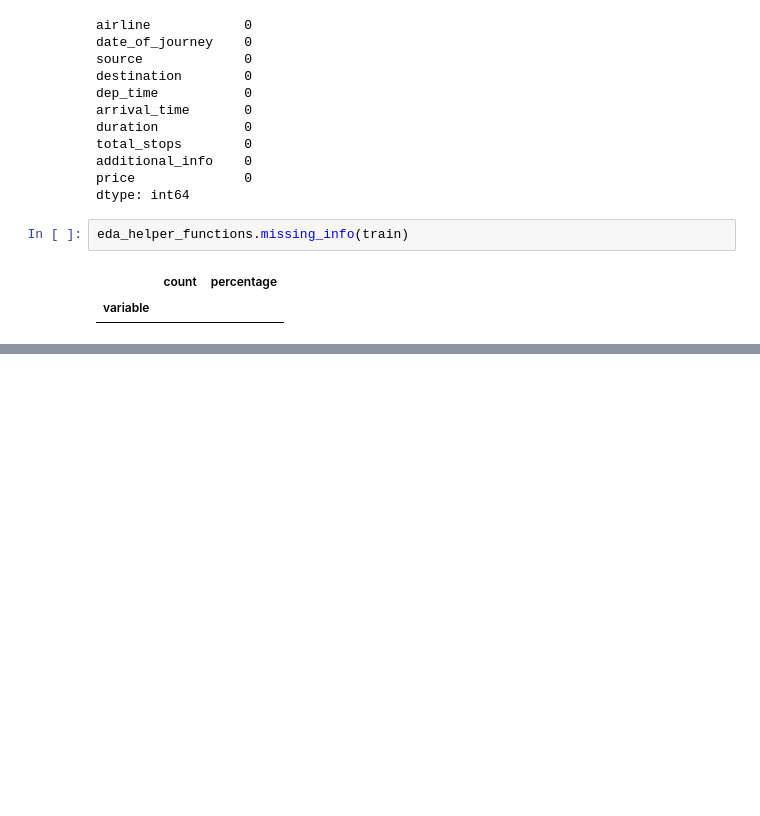
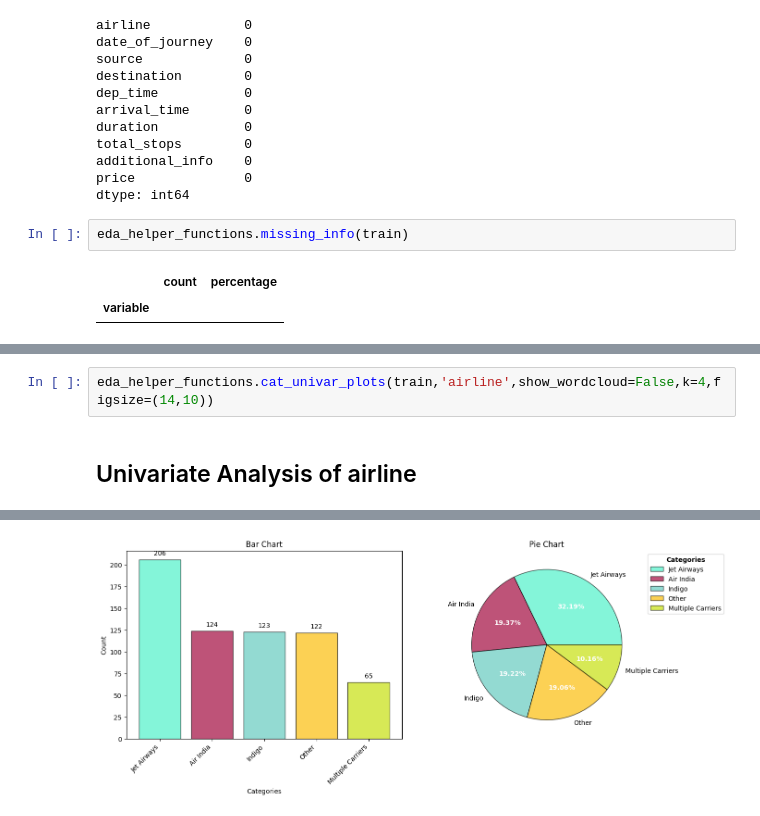
Before and after one commit to ninja03jod/SageMaker_Flight_Price_Prediction, a Jupyter notebook: Notebooks/EDA.ipynb, the cells around one changed output, grey strips where cells are left out. Drawn from its saved outputs; the diff is of its cells as text; blank space fills up the shorter version.

```diff
--- a/Notebooks/EDA.ipynb
+++ b/Notebooks/EDA.ipynb
@@ -222,0 +286,4 @@ eda_helper_functions.cramersV_heatmap(train.assign(
+# %%
+eda_helper_functions.cat_univar_plots(train,'airline',show_wordcloud=False,k=4,figsize=(14,10))
+# %% [output]
+Univariate Analysis of airline
@@ -222,0 +291 @@ eda_helper_functions.cramersV_heatmap(train.assign(
+[figure, added]
```
Also changed, not shown: parts of 82 cells of this notebook, 10 other files.
